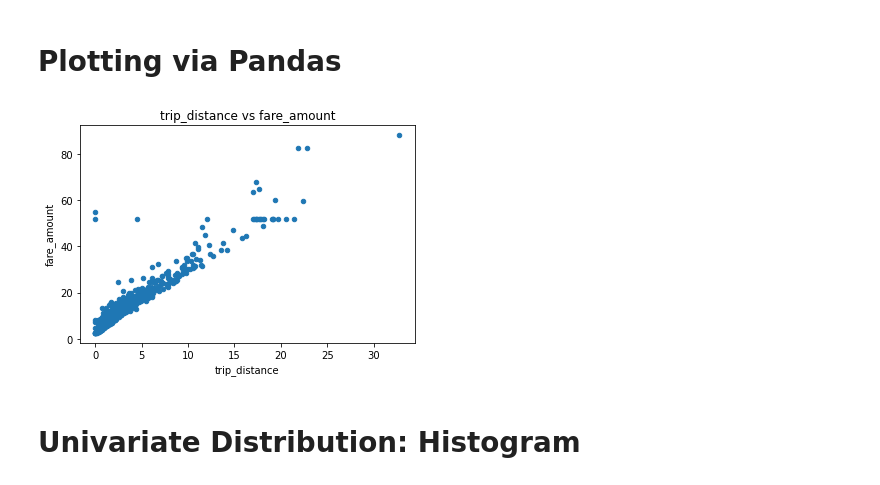
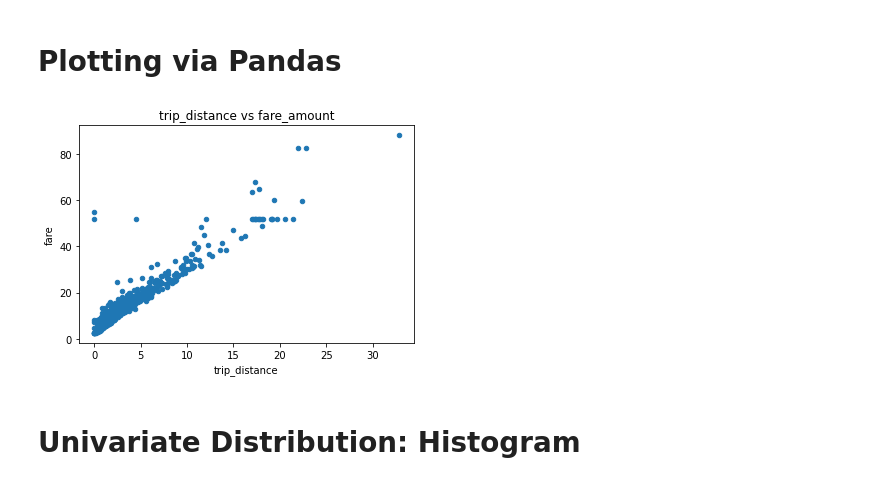
Before and after one commit to xiaoshuaicui/eods-s21, a Jupyter notebook: notebooks/eods-week03-pandas_visualization_dataexploration.ipynb, the cells around one changed output. Cells and saved outputs as stored; diff of their text form; code cells hidden in the pictures.

```diff
--- a/notebooks/eods-week03-pandas_visualization_dataexploration.ipynb
+++ b/notebooks/eods-week03-pandas_visualization_dataexploration.ipynb
@@ -978,9 +978,10 @@ fig.suptitle('Yellowcab Taxi Features');
 # Plotting via Pandas
 # %%
 ax = df.plot.scatter(x='trip_distance',y='fare_amount');
+ax.set_ylabel('fare')
 ax.set_title('trip_distance vs fare_amount');
 # %% [output]
-[figure, old version]
+[figure, new version]
 # %% [markdown]
 # Univariate Distribution: Histogram
 # %%
```
Also changed, not shown: parts of 11 cells of this notebook.
